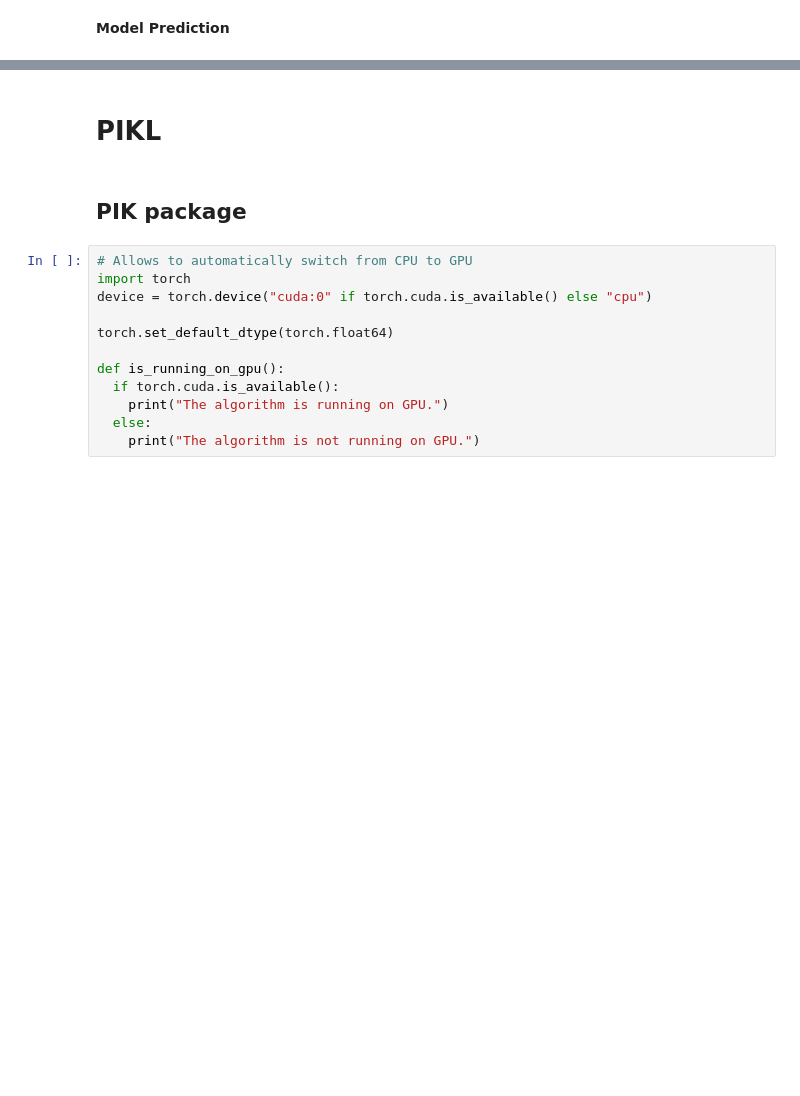
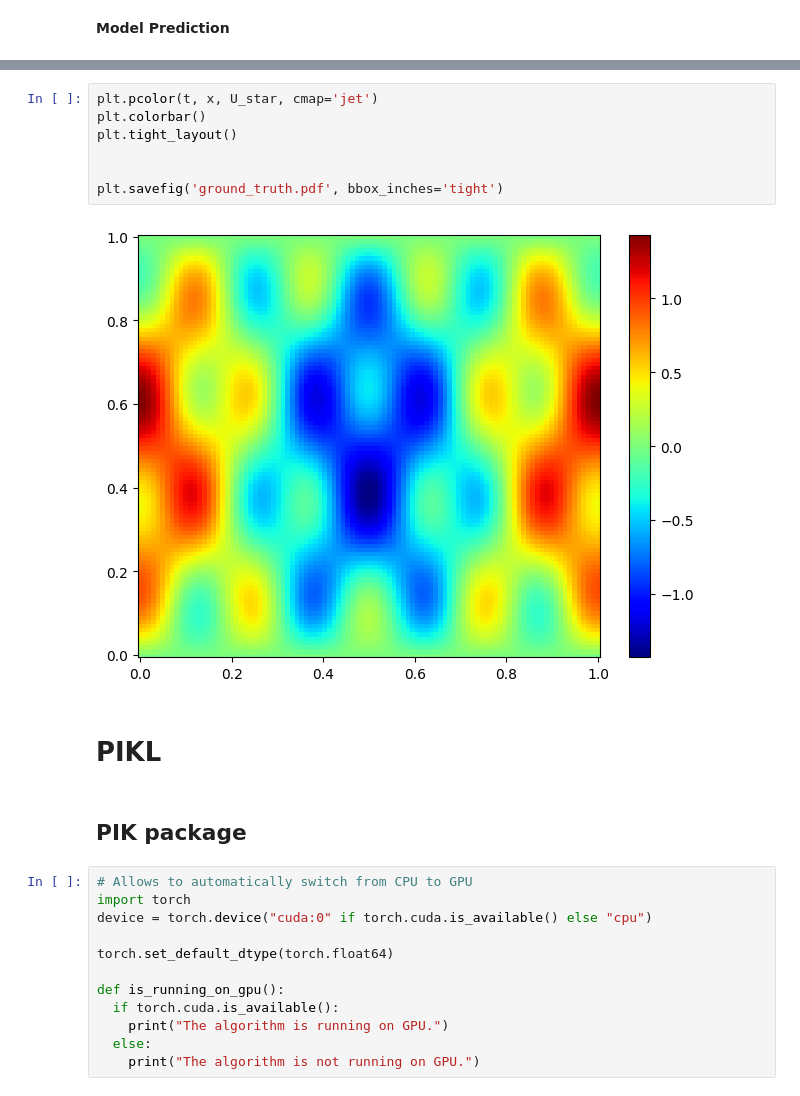
Before and after one commit to NathanDoumeche/numerical_PIML_kernel, a Jupyter notebook: 3-PIKs_experiment_Wave_equation.ipynb, the cells around one changed output, grey strips where cells are left out. Saved outputs shown, nothing was run; the diff lists cells and outputs as text; blank space fills up the shorter version.

```diff
--- a/3-PIKs_experiment_Wave_equation.ipynb
+++ b/3-PIKs_experiment_Wave_equation.ipynb
@@ -437,3 +475,12 @@ plt.show()
+# %%
+plt.pcolor(t, x, U_star, cmap='jet')
+plt.colorbar()
+plt.tight_layout()
+
+
+plt.savefig('ground_truth.pdf', bbox_inches='tight')
+# %% [output]
+[figure, added]
 # %% [markdown]
 # PIKL
 # %% [markdown]
```
Also changed, not shown: parts of 17 cells of this notebook.
